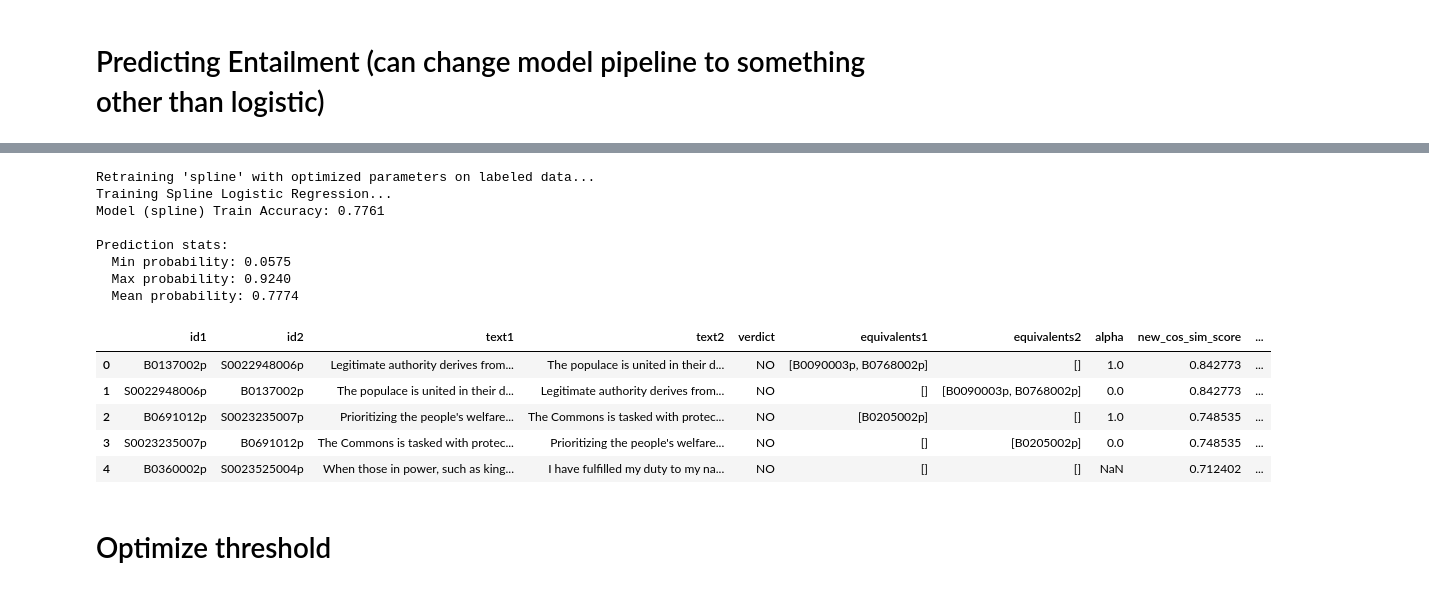
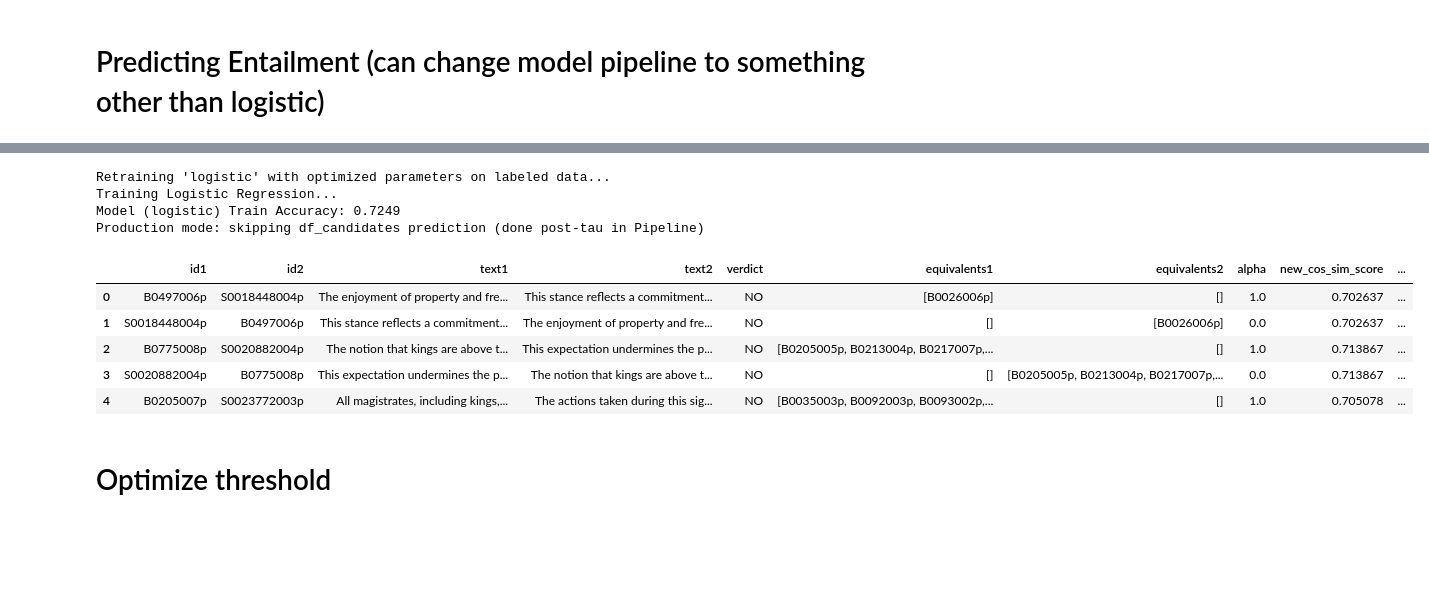
Before and after one commit to agustinestevah/fea_project, a Jupyter notebook: fea_iterations/FEA_iter_0.ipynb, the cells around one changed output, grey strips where cells are left out. Saved outputs shown, nothing was run; the diff lists cells and outputs as text; code cells hidden in the pictures; blank space fills up the shorter version.

```diff
--- a/fea_iterations/FEA_iter_0.ipynb
+++ b/fea_iterations/FEA_iter_0.ipynb
@@ -97,7 +118,10 @@ importlib.reload(fea)
 # OPTIMIZED: Using fine-tuned embeddings from cache (instant!)
 # If cosine sims were pre-computed in Pipeline, skip this step entirely.
 
-if 'new_cos_sim_score' in df_candidates.columns:
+if production_mode:
+    df_candidates_with_scores = df_candidates   # empty DataFrame
+    print("Production mode: skipping df_candidates cosine computation")
+elif 'new_cos_sim_score' in df_candidates.columns:
     print(f"✓ new_cos_sim_score already present in df_candidates — skipping")
     df_candidates_with_scores = df_candidates
 else:
@@ -365,12 +382,16 @@ except NameError:
     pass
 gc.collect()
 
-# dropna creates a COPY.  At 75M rows that doubles memory briefly.
-# Avoid the copy entirely when there are no NaN values.
-nan_count = int(df_candidates['cos_sim_neighbor_score'].isna().sum())
-if nan_count > 0:
-    df_candidates = df_candidates.dropna(subset=['cos_sim_neighbor_score'])
-    gc.collect()
+if production_mode:
+    nan_count = 0
+    print("Production mode: skipping df_candidates dropna")
+else:
+    # dropna creates a COPY.  At 75M rows that doubles memory briefly.
+    # Avoid the copy entirely when there are no NaN values.
+    nan_count = int(df_candidates['cos_sim_neighbor_score'].isna().sum())
+    if nan_count > 0:
+        df_candidates = df_candidates.dropna(subset=['cos_sim_neighbor_score'])
+        gc.collect()
 
 df_labeled = df_labeled.dropna(subset=['cos_sim_neighbor_score'])
 
@@ -470,45 +507,43 @@ Comparison Results (Sorted by ROC-AUC):
 # %%
 print(f"Retraining '{best_model_name}' with optimized parameters on labeled data...")
 
 # Train the model on df_labeled_with_features (which has verdicts)
 best_pipeline = fea.train_entailment_model(
     df=df_labeled,  # TRAIN ON LABELED DATA!
     feature_cols=features,
     target_col=target,
     method=best_model_name,
     positive_label=positive_label,
     **best_params
 )
 
+if not production_mode:
+    df_candidates = fea.predict_entailment_probabilities(
+        df_candidates,
+        model_pipeline=best_pipeline,
+        feature_cols=features,
+        new_col='entailment_probability'
+    )
 
-df_candidates = fea.predict_entailment_probabilities(
-    df_candidates,
-    model_pipeline=best_pipeline,
-    feature_cols=features,
-    new_col='entailment_probability'
-)
-
-print(f"\nPrediction stats:")
-print(f"  Min probability: {df_candidates['entailment_probability'].min():.4f}")
-print(f"  Max probability: {df_candidates['entailment_probability'].max():.4f}")
-print(f"  Mean probability: {df_candidates['entailment_probability'].mean():.4f}")
+    print(f"\nPrediction stats:")
+    print(f"  Min probability: {df_candidates['entailment_probability'].min():.4f}")
+    print(f"  Max probability: {df_candidates['entailment_probability'].max():.4f}")
+    print(f"  Mean probability: {df_candidates['entailment_probability'].mean():.4f}")
+else:
+    print("Production mode: skipping df_candidates prediction (done post-tau in Pipeline)")
 
 df_labeled.head()
 # %% [output]
-Retraining 'spline' with optimized parameters on labeled data...
-Training Spline Logistic Regression...
-Model (spline) Train Accuracy: 0.7761
-
-Prediction stats:
-  Min probability: 0.0575
-  Max probability: 0.9240
-  Mean probability: 0.7774
+Retraining 'logistic' with optimized parameters on labeled data...
+Training Logistic Regression...
+Model (logistic) Train Accuracy: 0.7249
+Production mode: skipping df_candidates prediction (done post-tau in Pipeline)
 |  | id1 | id2 | text1 | text2 | verdict | equivalents1 | equivalents2 | alpha | new_cos_sim_score | ... |
-| 0 | B0137002p | S0022948006p | Legitimate authority derives from... | The populace is united in their d... | NO | [B0090003p, B0768002p] | [] | 1.0 | 0.842773 | ... |
-| 1 | S0022948006p | B0137002p | The populace is united in their d... | Legitimate authority derives from... | NO | [] | [B0090003p, B0768002p] | 0.0 | 0.842773 | ... |
-| 2 | B0691012p | S0023235007p | Prioritizing the people's welfare... | The Commons is tasked with protec... | NO | [B0205002p] | [] | 1.0 | 0.748535 | ... |
-| 3 | S0023235007p | B0691012p | The Commons is tasked with protec... | Prioritizing the people's welfare... | NO | [] | [B0205002p] | 0.0 | 0.748535 | ... |
-| 4 | B0360002p | S0023525004p | When those in power, such as king... | I have fulfilled my duty to my na... | NO | [] | [] | NaN | 0.712402 | ... |
+| 0 | B0497006p | S0018448004p | The enjoyment of property and fre... | This stance reflects a commitment... | NO | [B0026006p] | [] | 1.0 | 0.702637 | ... |
+| 1 | S0018448004p | B0497006p | This stance reflects a commitment... | The enjoyment of property and fre... | NO | [] | [B0026006p] | 0.0 | 0.702637 | ... |
+| 2 | B0775008p | S0020882004p | The notion that kings are above t... | This expectation undermines the p... | NO | [B0205005p, B0213004p, B0217007p,... | [] | 1.0 | 0.713867 | ... |
+| 3 | S0020882004p | B0775008p | This expectation undermines the p... | The notion that kings are above t... | NO | [] | [B0205005p, B0213004p, B0217007p,... | 0.0 | 0.713867 | ... |
+| 4 | B0205007p | S0023772003p | All magistrates, including kings,... | The actions taken during this sig... | NO | [B0035003p, B0092003p, B0093002p,... | [] | 1.0 | 0.705078 | ... |
 # %% [markdown]
 # Optimize threshold
 # %%
```
Also changed, not shown: parts of 20 cells of this notebook, 27 other files.
